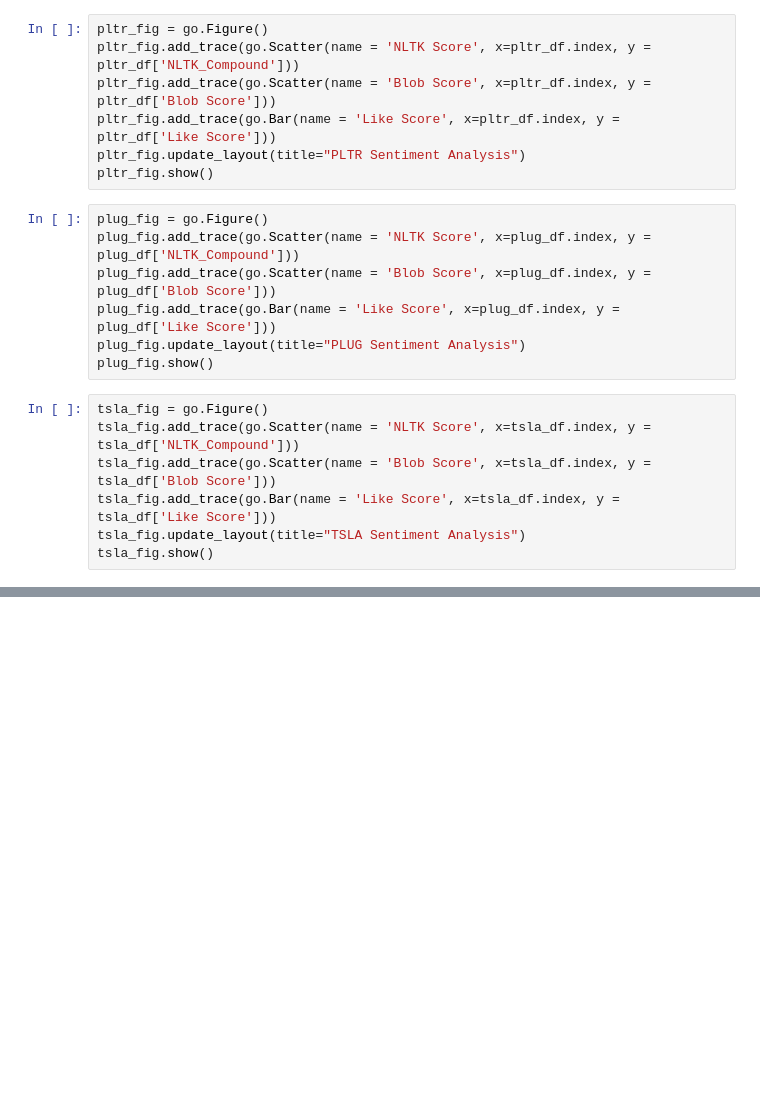
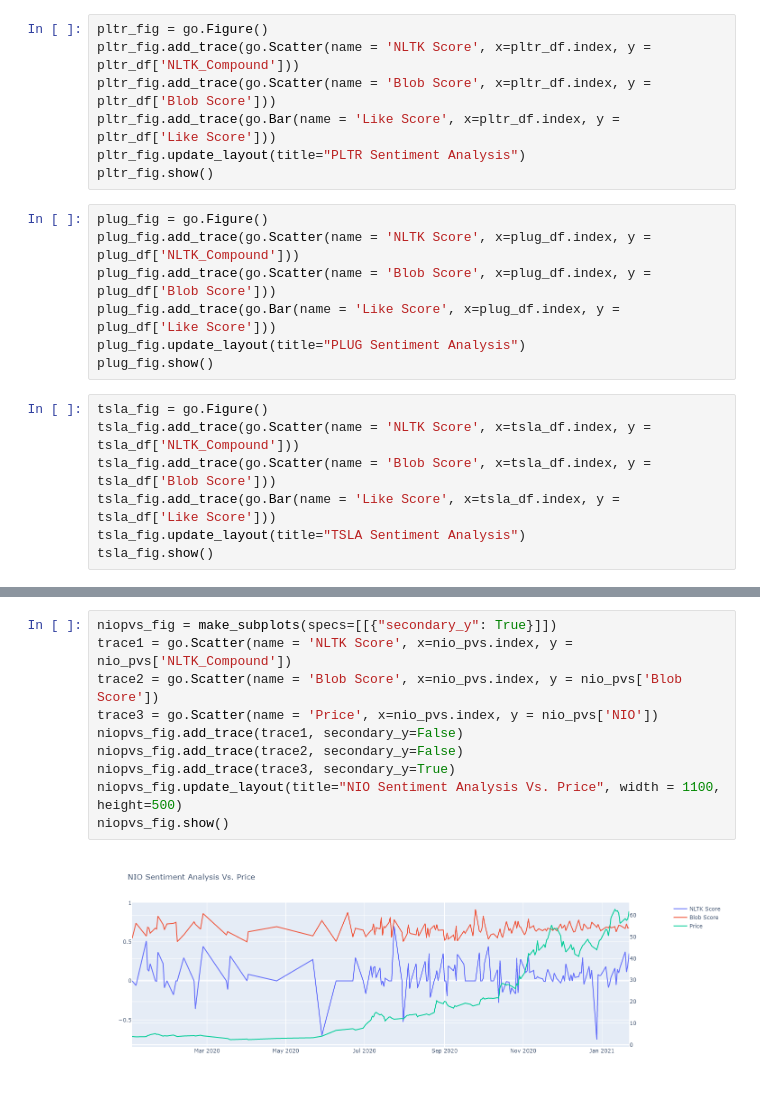
Before and after one commit to moartheta/MemeStockSentimentAnalysis, a Jupyter notebook: sentiment_plot_data.ipynb, the cells around one changed output, grey strips where cells are left out. Saved outputs shown, nothing was run; the diff lists cells and outputs as text; blank space fills up the shorter version.

```diff
--- a/sentiment_plot_data.ipynb
+++ b/sentiment_plot_data.ipynb
@@ -113,0 +104,12 @@ gme_combined.plot()
+# %%
+niopvs_fig = make_subplots(specs=[[{"secondary_y": True}]])
+trace1 = go.Scatter(name = 'NLTK Score', x=nio_pvs.index, y = nio_pvs['NLTK_Compound'])
+trace2 = go.Scatter(name = 'Blob Score', x=nio_pvs.index, y = nio_pvs['Blob Score'])
+trace3 = go.Scatter(name = 'Price', x=nio_pvs.index, y = nio_pvs['NIO'])
+niopvs_fig.add_trace(trace1, secondary_y=False)
+niopvs_fig.add_trace(trace2, secondary_y=False)
+niopvs_fig.add_trace(trace3, secondary_y=True)
+niopvs_fig.update_layout(title="NIO Sentiment Analysis Vs. Price", width = 1100, height=500)
+niopvs_fig.show()
+# %% [output]
+[figure, added]
```
Also changed, not shown: parts of 17 cells of this notebook, 8 other files.
